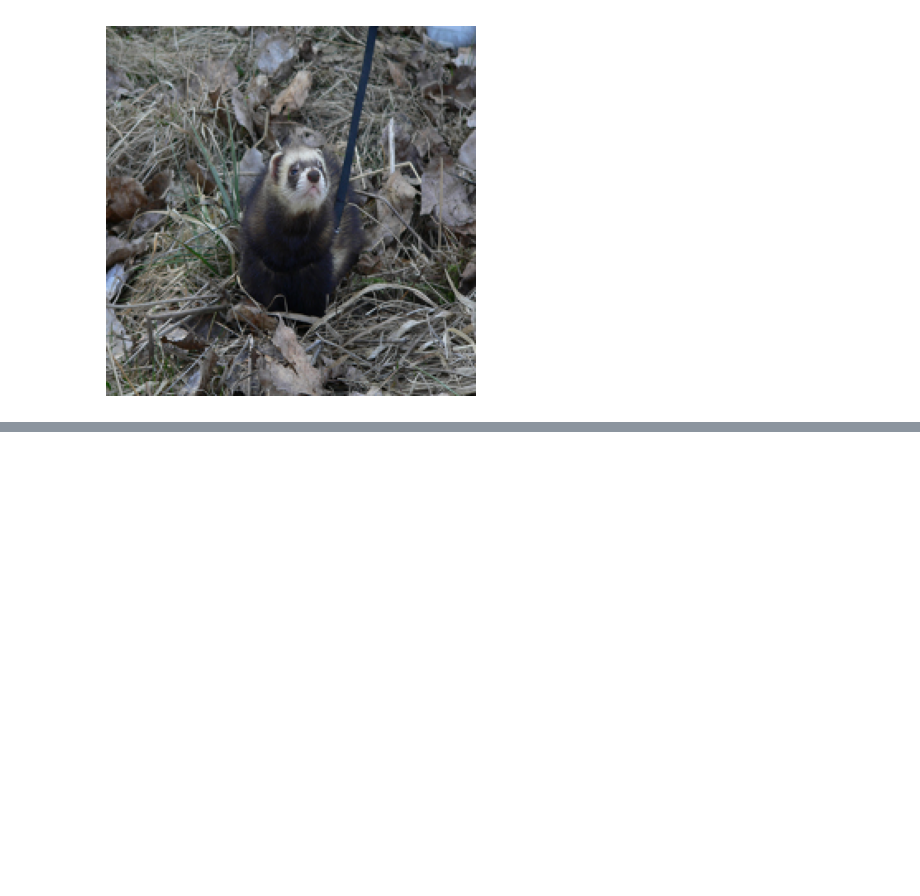
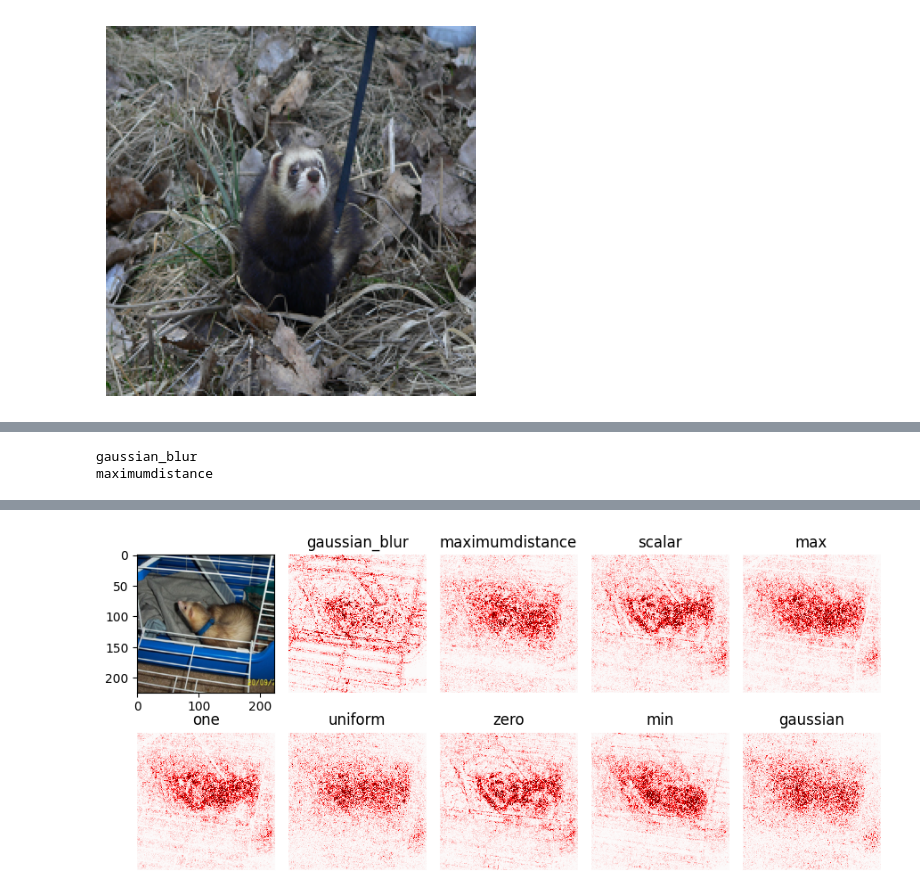
Before and after one commit to jleehun/ig_inversion, a Jupyter notebook: tasks/0510_metrics.ipynb, the cells around one changed output, grey strips where cells are left out. Drawn from its saved outputs; the diff is of its cells as text; code cells hidden in the pictures; blank space fills up the shorter version.

```diff
--- a/tasks/0510_metrics.ipynb
+++ b/tasks/0510_metrics.ipynb
@@ -210,0 +345,13 @@ len(te1.shape)
+# %%
+baseline = torch.zeros_like(ferrot_tensor)
+
+attri = ig(eval_mode.to('cuda:0'), ferrot_tensor, 359, baseline, device='cuda:0', M=25)
+# %%
+# attri.shape # 224x224
+# attrib = attri.flatten()
+# attrib.shape # 50176
+val, idx = torch.topk(attrib.cpu(), 10)
+idx_list = [[x.item() // 224, x.item() % 224] for x in idx]
+# print(idx_list
+for i, j in enumerate(idx):
+    print(j, j//224, j%224, idx_list[i])
@@ -210,0 +369,66 @@ len(te1.shape)
+# %%
+device = 'cuda:0'
+names = {
+    'zero',
+    'one',
+    'min',
+    'max',
+    'scalar',
+#     'encoder',
+#     'optimizer',
+#     'hybrid',
+    'gaussian_blur',
+    'gaussian',
+    'uniform',
+    'maximumdistance'
+}
+
+index = 0
+# x,y = valid_datasets[index]
+x = ferrot_tensor
+y = 359
+
+fig, axes = plt.subplots(2, (len(names)//2)+1, figsize=(2*len(names)//2, 2*2))
+axes_flat = axes.flat
+my_cmap=plt.cm.seismic(np.arange(plt.cm.seismic.N))
+
+ax = next(axes_flat)
+ax.imshow(convert_to_img(x))
+
+AOPC = []
+LODDs = []
+for name in names:
+    a = []
+    b = []
+    try:
+        b_generator =  get_baseline_generator(name, scalar = 0.3)
+        baseline = b_generator(x=x,y=y)
+
+    except Exception as e:
+        print("-----")
+        print("fail:", name)
+        print(e)
+        continue
+
+    attr = ig(eval_mode.to(device), x, y, baseline, device=device)
+    print(name)
+    for i in range(19):
+        k = i * 5 + 5
+        aopc, lodds = pipeline(eval_mode, ferrot_tensor.to(device), baseline, attr, k, device, name)
+#         print(name, k, aopc, lodds)
+        a.append(aopc)
+        b.append(lodds)
+
+    attr, kwargs  = process_heatmap(attr.cpu(), my_cmap)
+    ax = next(axes_flat)
+    ax.imshow(attr, **kwargs)
+    ax.set_title(name)
+    ax.axis("off")
+
+    AOPC.append(a)
+    LODDs.append(b)
+
+plt.tight_layout()
+# %% [output]
+gaussian_blur
+maximumdistance
@@ -210,0 +442 @@ len(te1.shape)
+[figure, added]
```
Also changed, not shown: parts of 17 cells of this notebook, 1 other file.
